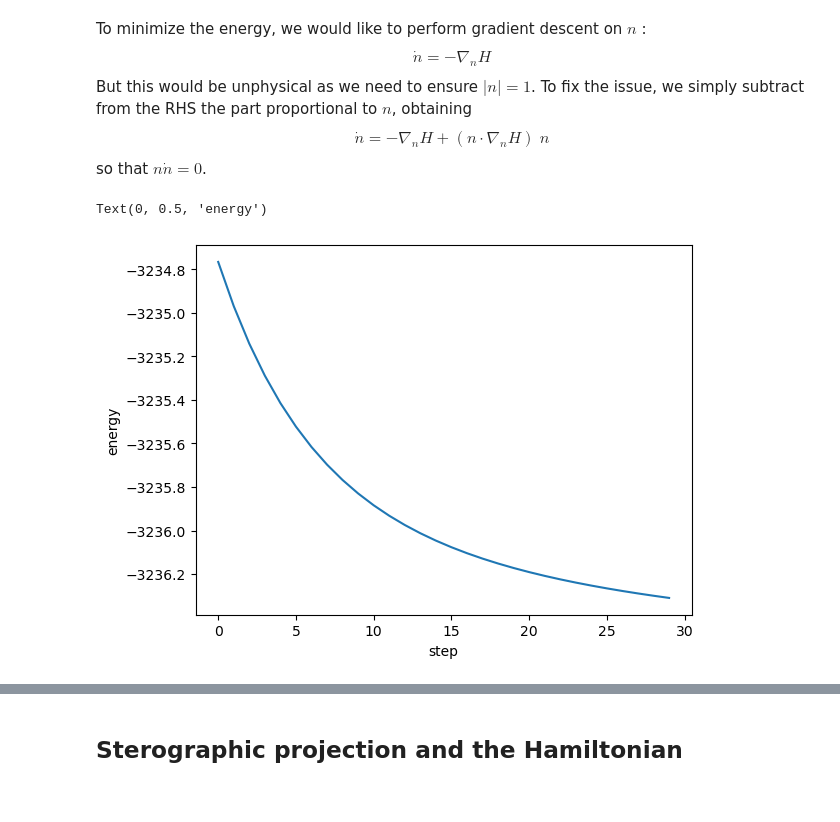
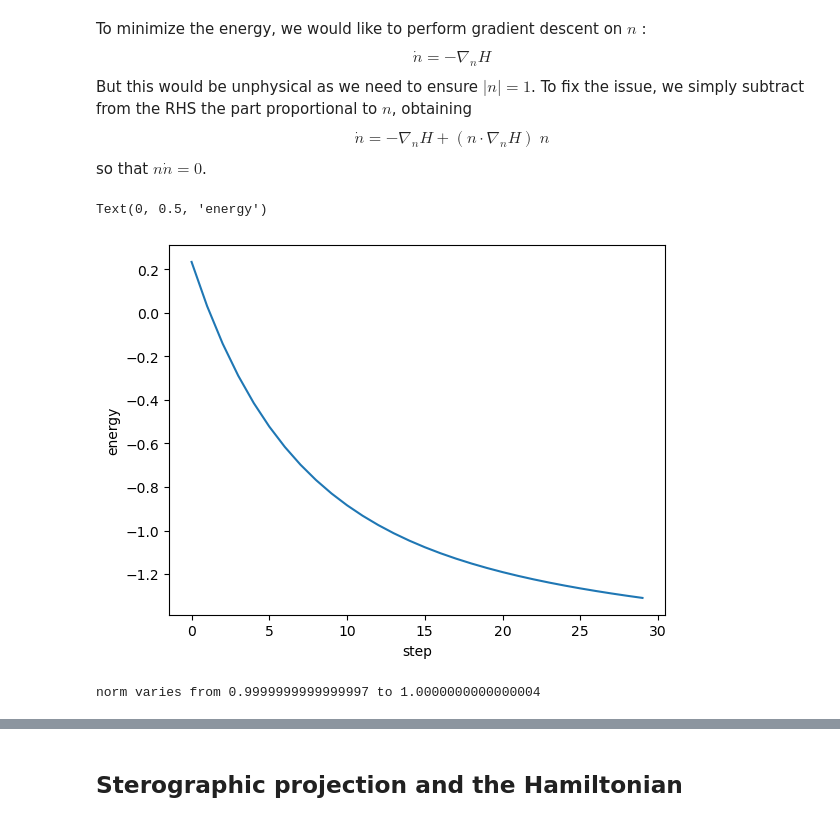
Before and after one commit to jan-chelmecki/skyrmion-tunnelling, a Jupyter notebook: instanton.ipynb, the cells around one changed output, grey strips where cells are left out. Saved outputs shown, nothing was run; the diff lists cells and outputs as text; code cells hidden in the pictures.

Commit message:
checkpoint

```diff
--- a/instanton.ipynb
+++ b/instanton.ipynb
@@ -31,6 +31,12 @@ def skyrmion_ansatz(b, nx, ny):
     n[2,:,:] = (X**2+Y**2-1)/(X**2+Y**2+1)
     return n
 #end
+
+def ferromagnetic(nx,ny):
+    n = np.zeros((3,nx,ny))
+    n[2,:,:] = 1.0
+    return n
+#end
 # %%
 n = skyrmion_ansatz(3.0, 50,50)
 plt.imshow(n[2,:,:])
@@ -63,8 +69,11 @@ def H_vect(n,J1,J2,J3,B):
                 k = k%nx; l = j%ny; # periodic BCs
                 n_b = n[:,k,l]
                 E -= J3*( n_a[0]*n_b[0]+n_a[1]*n_b[1]+n_a[2]*n_b[2] )
-
+        #end
+    #end
+    E += nx*ny*(B+2*J1+2*J2+2*J3) #subtract the FM energy
     return E
 #end
-H_vect(n,1.0, -0.2, 0.0, 0.0)
+n = ferromagnetic(50,37)
+H_vect(n,1.0, -0.2, -0.1, 1.23)
 # %% [output]
@@ -99,7 +108,7 @@ $$
 $$
 so that $n \dot{n} = 0$.
 # %%
-def relax(n_init, nx, ny, J1, J2, J3, B):
+def relax(n_init, nx, ny, J1, J2, J3, B, dt, N_steps):
     """
     RK4 for dn/dt = F(n)
     """
@@ -125,6 +134,11 @@ def relax(n_init, nx, ny, J1, J2, J3, B):
                     g[:,k,l] += J3* n[:,i,j]
             #end
         #end
+
+        #randomize ---> stochastic gradient descent
+        #maxg = np.max(np.abs(g))
+        #g += 0.05*maxg*np.random.normal(size = g.shape)
+
         for i in range(nx):
             for j in range(ny):
                 gn = n[0,i,j]*g[0,i,j] + n[1,i,j]*g[1,i,j] + n[2,i,j]*g[2,i,j]
@@ -132,18 +146,16 @@ def relax(n_init, nx, ny, J1, J2, J3, B):
         return g
     #endfunction
 
-    dt = 0.05
-    F(n_init, nx,ny,J1, J2,J3,B)
 
-    n_arr = np.zeros((30, 3, nx, ny))
+    n_arr = np.zeros((N_steps, 3, nx, ny))
     n = np.zeros_like(n_init)
     n = n_init
-    for i in range(30):
+    for i in range(N_steps):
         n_arr[i,:,:,:] = n
         k1 = F(n, nx, ny, J1, J2, J3, B)
-        maxf = np.max(np.abs(k1))
         #adaptive time step
-        #dt = 1E-2 / maxf
+        #maxf = np.max(np.abs(k1))
+        #dt = 5E-2/ maxf
         #print("dt = ", dt)
         n += k1*dt
     return n_arr
@@ -151,12 +163,19 @@ def relax(n_init, nx, ny, J1, J2, J3, B):
 
 #end
 n_init = skyrmion_ansatz(4.0,nx,ny)
-n_arr = relax(n_init, nx, ny, J1, J2, J3, B)
+n_arr = relax(n_init, nx, ny, J1, J2, J3, B, dt=0.05,N_steps=30)
 # %%
-H_vals = [H_vect(n_arr[i,:,:,:],J1,J2,J3,B) for i in range(30)]
+H_vals = [H_vect(n_arr[i,:,:,:],J1,J2,J3,B) for i in range(n_arr.shape[0])]
 plt.plot(H_vals)
 plt.xlabel("step"); plt.ylabel("energy")
 # %% [output]
 Text(0, 0.5, 'energy')
-[figure, old version]
+[figure, new version]
+# %%
+def check_norm(n):
+    norm = n[0,:,:]**2 + n[1,:,:]**2 + n[2,:,:]**2
+    print("norm varies from", np.min(norm), "to", np.max(norm))
+check_norm(n)
+# %% [output]
+norm varies from 0.9999999999999997 to 1.0000000000000004
 # %%
```
Also changed, not shown: parts of 14 cells of this notebook.
